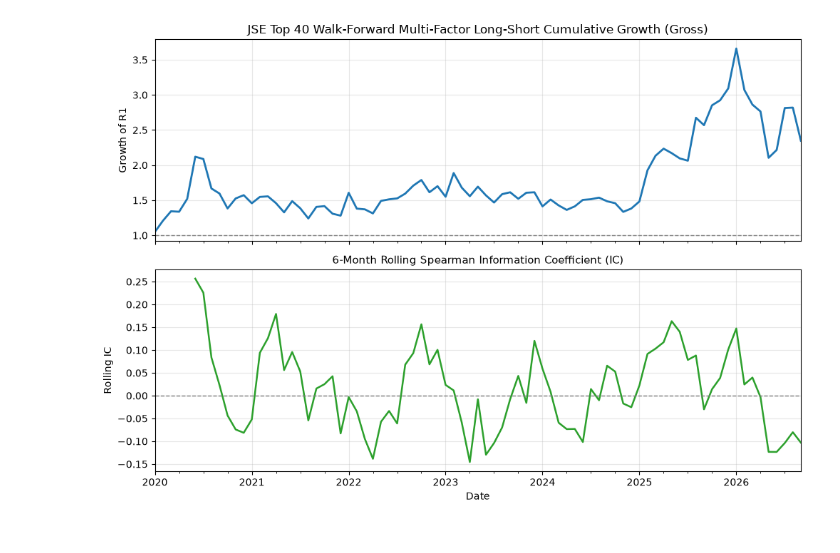
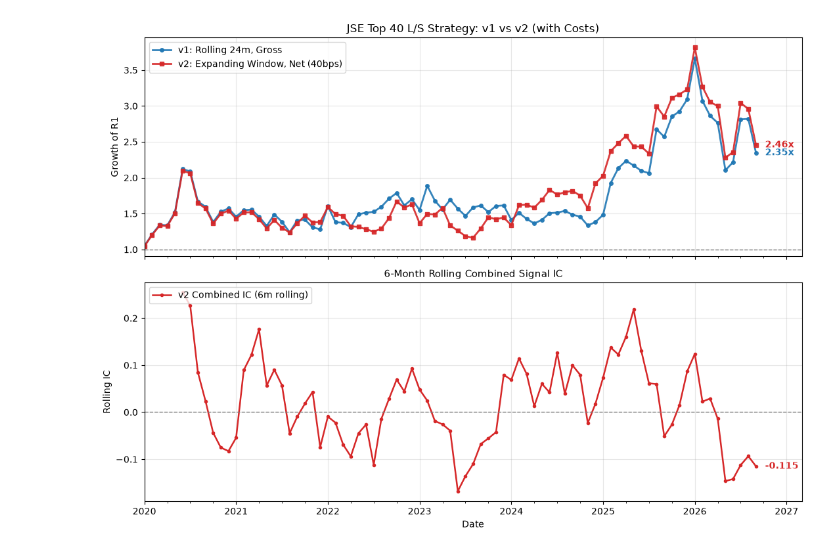
Before and after one commit to thomaskrause135/cross-sectional-factor-model, a Jupyter notebook: notebooks/01_factor_research_and_backtest.ipynb, the cells around one changed output. Cells and saved outputs as stored; diff of their text form; code cells hidden in the pictures.

Commit message:
Style: Markers and final data lavels to backtest chart

```diff
--- a/notebooks/01_factor_research_and_backtest.ipynb
+++ b/notebooks/01_factor_research_and_backtest.ipynb
@@ -14,64 +14,81 @@ from src.evaluation import compute_monthly_ic, walk_forward_ridge_backtest
 prices = fetch_jse_prices(start_date="2018-01-01", end_date="2026-11-01")
 print(f"Loaded {prices.shape[1]} JSE tickers across {prices.shape[0]} trading days.\n")
 
-# 2. Compute factors TWO ways: global Z-scores vs sector-neutral Z-scores
-factors_global = compute_monthly_factors(prices, neutralize=False)
-factors_neutral = compute_monthly_factors(prices, neutralize=True)
+# 2. Compute Global Z-Scored Factors (The baseline model)
+factors = compute_monthly_factors(prices, neutralize=False)
 
-# 3. Compare standalone ICs side by side
-print("--- Standalone Monthly Spearman Rank IC (Global vs Sector-Neutral) ---")
-for name in ["momentum_12_1", "reversal_1m", "low_volatility"]:
-    ic_g = compute_monthly_ic(factors_global[name], factors_global["forward_return"])
-    ic_n = compute_monthly_ic(factors_neutral[name], factors_neutral["forward_return"])
-    ir_g = ic_g.mean() / ic_g.std()
-    ir_n = ic_n.mean() / ic_n.std()
-    print(
-        f"{name:16s} | Global IC: {ic_g.mean():+.4f} (IR {ir_g:+.2f})"
-        f" | Sector-Neutral IC: {ic_n.mean():+.4f} (IR {ir_n:+.2f})"
-    )
+# 3. Run Walk-Forward Backtest using Expanding Window + Transaction Costs
+# We compare v1 (Rolling 24m, Gross) vs v2 (Expanding, Net of 40bps costs)
+bt_rolling = walk_forward_ridge_backtest(
+    factors, train_window=24, alpha=10.0, top_n=5, mode="rolling", cost_bps=0.0
+)
+bt_v2 = walk_forward_ridge_backtest(
+    factors, train_window=24, alpha=50.0, top_n=5, mode="expanding", cost_bps=40.0
+)
 
-# 4. Run both backtests with identical settings (24-month window, alpha=10, top-5)
-bt_global = walk_forward_ridge_backtest(factors_global, train_window=24, alpha=10.0, top_n=5)
-bt_neutral = walk_forward_ridge_backtest(factors_neutral, train_window=24, alpha=10.0, top_n=5)
-
-def _metrics(bt: pd.DataFrame) -> tuple[float, float, float, pd.Series]:
-    ann_return = bt["Long_Short_Return"].mean() * 12
-    ann_vol = bt["Long_Short_Return"].std() * np.sqrt(12)
+def _metrics(bt: pd.DataFrame, ret_col: str) -> tuple[float, float, float, pd.Series]:
+    ann_return = bt[ret_col].mean() * 12
+    ann_vol = bt[ret_col].std() * np.sqrt(12)
     sharpe = ann_return / ann_vol
-    cum = (1 + bt["Long_Short_Return"]).cumprod()
+    cum = (1 + bt[ret_col]).cumprod()
     return ann_return, ann_vol, sharpe, cum
 
-g_ret, g_vol, g_sharpe, g_cum = _metrics(bt_global)
-n_ret, n_vol, n_sharpe, n_cum = _metrics(bt_neutral)
+r_ret, r_vol, r_sharpe, r_cum = _metrics(bt_rolling, "Gross_Return")
+v2_ret, v2_vol, v2_sharpe, v2_cum = _metrics(bt_v2, "Net_Return")
 
-print("\n--- Walk-Forward Ridge Backtest: Global vs Sector-Neutral ---")
-print(f"{'Metric':<26s} | {'Global':>12s} | {'Sector-Neutral':>15s}")
-print(f"{'Combined Mean IC':<26s} | {bt_global['IC'].mean():>+12.4f} | {bt_neutral['IC'].mean():>+15.4f}")
-print(f"{'Annualized L/S Return':<26s} | {g_ret:>12.2%} | {n_ret:>15.2%}")
-print(f"{'Annualized Volatility':<26s} | {g_vol:>12.2%} | {n_vol:>15.2%}")
-print(f"{'Gross Sharpe Ratio':<26s} | {g_sharpe:>12.2f} | {n_sharpe:>15.2f}")
+print("--- Model Comparison: v1 (Rolling/Gross) vs v2 (Expanding/Net) ---")
+print(f"{'Metric':<26s} | {'v1 (Rolling/Gross)':>18s} | {'v2 (Expanding/Net)':>18s}")
+print(f"{'Combined Mean IC':<26s} | {bt_rolling['IC'].mean():>+18.4f} | {bt_v2['IC'].mean():>+18.4f}")
+print(f"{'Annualized Return':<26s} | {r_ret:>18.2%} | {v2_ret:>18.2%}")
+print(f"{'Annualized Volatility':<26s} | {r_vol:>18.2%} | {v2_vol:>18.2%}")
+print(f"{'Sharpe Ratio':<26s} | {r_sharpe:>18.2f} | {v2_sharpe:>18.2f}")
+print(f"{'Avg Monthly Turnover':<26s} | {0.0:>18.2%} | {bt_v2['Turnover'].mean():>18.2%}")
 
-# 5. Plot both equity curves and both rolling ICs
+# 5. Plot both equity curves with markers and final-value data labels
 os.makedirs("../results", exist_ok=True)
 fig, (ax1, ax2) = plt.subplots(2, 1, figsize=(11, 8), sharex=True)
 
-g_cum.plot(ax=ax1, label="Global Z-score (v1)", color="#1f77b4", linewidth=2)
-n_cum.plot(ax=ax1, label="Sector-Neutral Z-score (v2)", color="#ff7f0e", linewidth=2)
+# --- Plot 1: Cumulative Returns ---
+# Add markers (o = circle, s = square) and slightly transparent lines
+r_cum.plot(ax=ax1, label="v1: Rolling 24m, Gross", color="#1f77b4", linewidth=2, marker='o', markersize=4, alpha=0.9)
+v2_cum.plot(ax=ax1, label="v2: Expanding Window, Net (40bps)", color="#d62728", linewidth=2, marker='s', markersize=4, alpha=0.9)
 ax1.axhline(1.0, color="gray", linestyle="--", linewidth=1)
-ax1.set_title("JSE Top 40 Long-Short Cumulative Growth: Global vs Sector-Neutral", fontsize=12)
+ax1.set_title("JSE Top 40 L/S Strategy: v1 vs v2 (with Costs)", fontsize=12)
 ax1.set_ylabel("Growth of R1")
-ax1.legend()
+ax1.legend(loc="upper left")
 ax1.grid(alpha=0.3)
 
-bt_global["IC"].rolling(6).mean().plot(ax=ax2, label="Global IC (6m rolling)", color="#1f77b4", linewidth=1.8)
-bt_neutral["IC"].rolling(6).mean().plot(ax=ax2, label="Sector-Neutral IC (6m rolling)", color="#ff7f0e", linewidth=1.8)
+# Data Labels for final cumulative returns
+ax1.annotate(f"{r_cum.iloc[-1]:.2f}x",
+             xy=(r_cum.index[-1], r_cum.iloc[-1]),
+             xytext=(10, 0), textcoords="offset points",
+             color="#1f77b4", fontweight="bold", fontsize=10, va="center")
+
+ax1.annotate(f"{v2_cum.iloc[-1]:.2f}x",
+             xy=(v2_cum.index[-1], v2_cum.iloc[-1]),
+             xytext=(10, 0), textcoords="offset points",
+             color="#d62728", fontweight="bold", fontsize=10, va="center")
+
+# --- Plot 2: Rolling IC ---
+ic_v2 = bt_v2["IC"].rolling(6).mean()
+ic_v2.plot(ax=ax2, label="v2 Combined IC (6m rolling)", color="#d62728", linewidth=1.8, marker='.', markersize=6)
 ax2.axhline(0.0, color="gray", linestyle="--", linewidth=1)
 ax2.set_title("6-Month Rolling Combined Signal IC", fontsize=11)
 ax2.set_ylabel("Rolling IC")
-ax2.legend()
+ax2.legend(loc="upper left")
 ax2.grid(alpha=0.3)
 
+# Data Label for final IC value
+ax2.annotate(f"{ic_v2.iloc[-1]:+.3f}",
+             xy=(ic_v2.index[-1], ic_v2.iloc[-1]),
+             xytext=(10, 0), textcoords="offset points",
+             color="#d62728", fontweight="bold", fontsize=10, va="center")
+
+# Expand the x-axis limit slightly so the labels don't get cut off
+ax1.set_xlim(right=r_cum.index[-1] + pd.DateOffset(months=6))
+ax2.set_xlim(right=ic_v2.index[-1] + pd.DateOffset(months=6))
+
 plt.tight_layout()
-plt.savefig("../results/backtest_comparison.png", dpi=150)
+plt.savefig("../results/backtest_v2_final.png", dpi=150)
 plt.show()
 # %% [output]
@@ -90 +104 @@ Gross Sharpe Ratio:    0.51
-[figure, old version]
+[figure, new version]
```
Also changed, not shown: parts of 1 cell of this notebook, 1 other file.
